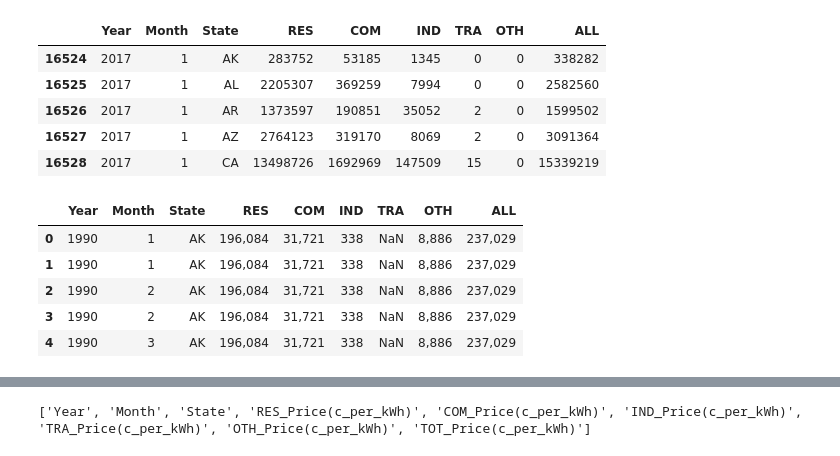
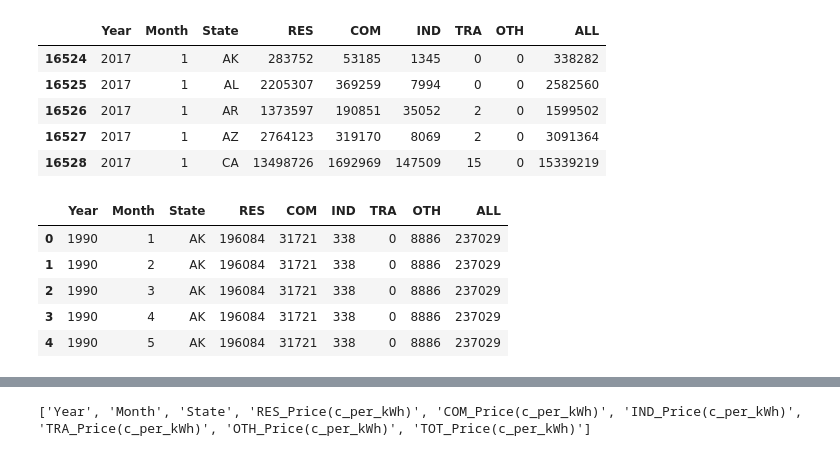
Before and after one commit to worasom/energy_sale_rev, a Jupyter notebook: clean_energy_data.ipynb, the cells around one changed output, grey strips where cells are left out. Cells and saved outputs as stored; diff of their text form; code cells hidden in the pictures.

```diff
--- a/clean_energy_data.ipynb
+++ b/clean_energy_data.ipynb
@@ -500,3 +509,17 @@ Cross check with another set to confirm that the data are in the same unit.
+# %%
+# fill the missing values
+cus_annual['TRA'] = cus_annual['TRA'].fillna(0)
+cus_annual['OTH'] = cus_annual['OTH'].fillna(0)
+# %%
+cus_annual['RES'] = cus_annual['RES'].astype(int)
+cus_annual['COM'] = cus_annual['COM'].astype(int)
+cus_annual['IND'] = cus_annual['IND'].astype(int)
+cus_annual['TRA'] = cus_annual['TRA'].astype(int)
+cus_annual['OTH'] = cus_annual['OTH'].astype(int)
+cus_annual['ALL'] = cus_annual['ALL'].astype(int)
+# %%
+cus_annual = cus_annual.sort_values(['Year','State','ALL'])
+cus_annual = cus_annual.drop_duplicates(['Year','State'],keep='last')
 # %%
 customerold[customerold['Year']==2017].head()
 # %% [output]
@@ -508,27 +531,20 @@ customerold[customerold['Year']==2017].head()
 | 16528 | 2017 | 1 | CA | 13498726 | 1692969 | 147509 | 15 | 0 | 15339219 |
 # %%
 # keep only data after 2007 because more detail data exsit from 2007 onward
-cus_annual = cus_annual[cus_annual['Year']<2007]
-
-# drop over all US data
-cus_annual = cus_annual[cus_annual['State'] !='US']
-# drop the third columns
-cus_annual = cus_annual.drop('Industry Sector Category',axis=1)
-# rename columns
-cus_annual.columns = ['Year', 'State', 'RES', 'COM', 'IND', 'TRA', 'OTH', 'ALL']
+cus_annual = cus_annual[cus_annual['Year']<=2006]
 # %%
-temp = customerold[customerold['Year']<2007][['Year','Month','State']]
+temp = customerold[customerold['Year']<=2006][['Year','Month','State']]
 
 # merge and propage data to each month
 cus_annual_merge = temp.merge(cus_annual, on=['Year','State'])
 cus_annual_merge.head()
 # %% [output]
 |  | Year | Month | State | RES | COM | IND | TRA | OTH | ALL |
-| 0 | 1990 | 1 | AK | 196,084 | 31,721 | 338 | NaN | 8,886 | 237,029 |
-| 1 | 1990 | 1 | AK | 196,084 | 31,721 | 338 | NaN | 8,886 | 237,029 |
-| 2 | 1990 | 2 | AK | 196,084 | 31,721 | 338 | NaN | 8,886 | 237,029 |
-| 3 | 1990 | 2 | AK | 196,084 | 31,721 | 338 | NaN | 8,886 | 237,029 |
-| 4 | 1990 | 3 | AK | 196,084 | 31,721 | 338 | NaN | 8,886 | 237,029 |
+| 0 | 1990 | 1 | AK | 196084 | 31721 | 338 | 0 | 8886 | 237029 |
+| 1 | 1990 | 2 | AK | 196084 | 31721 | 338 | 0 | 8886 | 237029 |
+| 2 | 1990 | 3 | AK | 196084 | 31721 | 338 | 0 | 8886 | 237029 |
+| 3 | 1990 | 4 | AK | 196084 | 31721 | 338 | 0 | 8886 | 237029 |
+| 4 | 1990 | 5 | AK | 196084 | 31721 | 338 | 0 | 8886 | 237029 |
 # %%
 # select only data from 2007 to 2019
 customerold = customerold[customerold['Year']>=2007]
```
Also changed, not shown: parts of 30 cells of this notebook, 1 other file.
